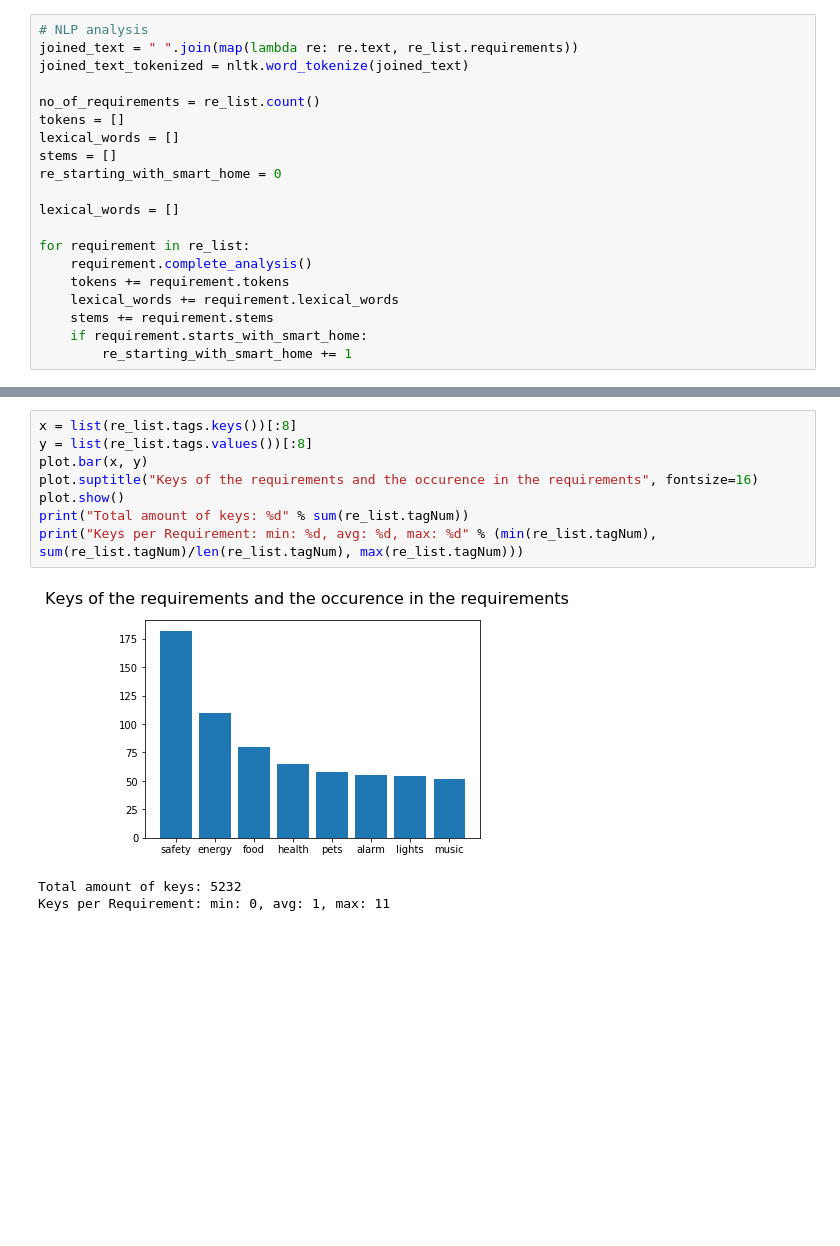
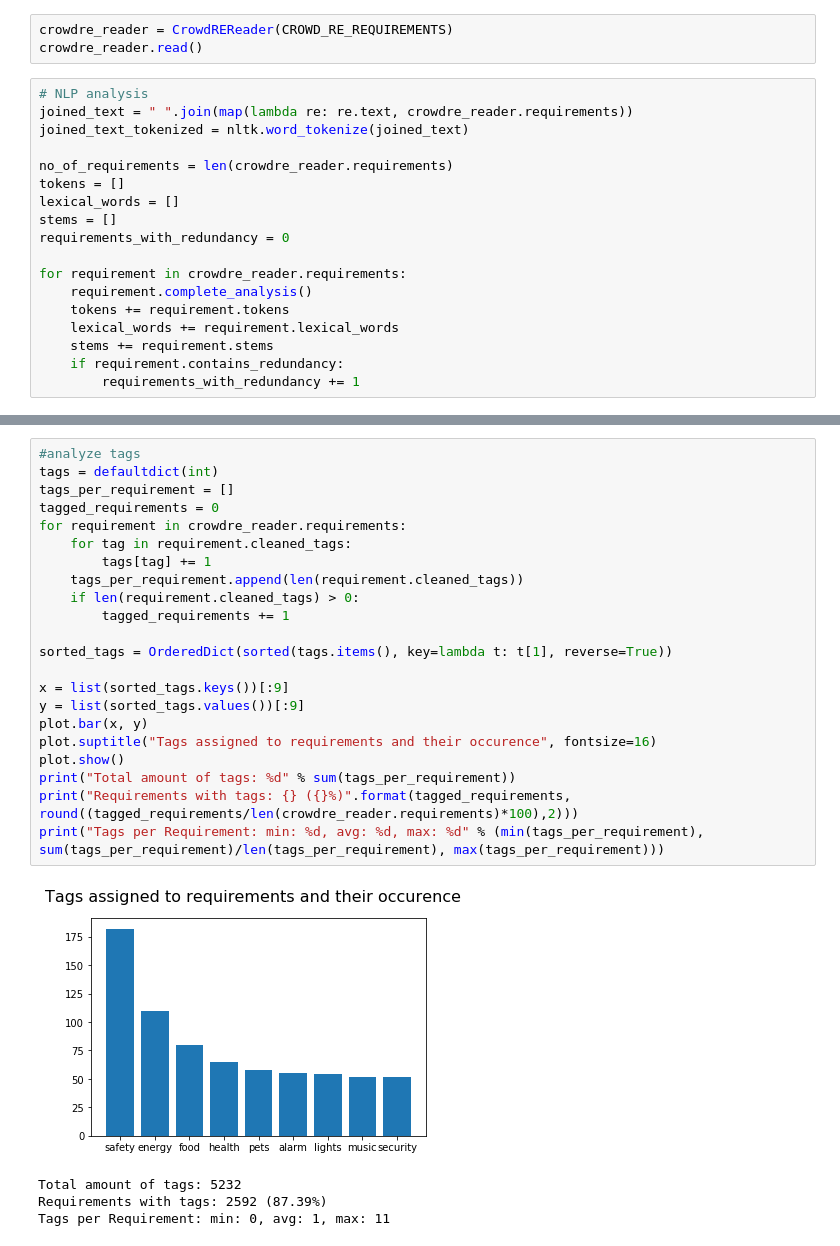
Before and after one commit to firstdayofjune/aire-20, a Jupyter notebook: python/NLTK Testing.ipynb, the cells around one changed output, grey strips where cells are left out. Cells and saved outputs as stored; diff of their text form; blank space fills up the shorter version.

```diff
--- a/python/NLTK Testing.ipynb
+++ b/python/NLTK Testing.ipynb
@@ -106,23 +96,24 @@ re_list = RequirementsList(CROWD_RE_REQUIREMENTS)
+# %%
+crowdre_reader = CrowdREReader(CROWD_RE_REQUIREMENTS)
+crowdre_reader.read()
 # %%
 # NLP analysis
-joined_text = " ".join(map(lambda re: re.text, re_list.requirements))
+joined_text = " ".join(map(lambda re: re.text, crowdre_reader.requirements))
 joined_text_tokenized = nltk.word_tokenize(joined_text)
 
-no_of_requirements = re_list.count()
+no_of_requirements = len(crowdre_reader.requirements)
 tokens = []
 lexical_words = []
 stems = []
-re_starting_with_smart_home = 0
+requirements_with_redundancy = 0
 
-lexical_words = []
-
-for requirement in re_list:
+for requirement in crowdre_reader.requirements:
     requirement.complete_analysis()
     tokens += requirement.tokens
     lexical_words += requirement.lexical_words
     stems += requirement.stems
-    if requirement.starts_with_smart_home:
-        re_starting_with_smart_home += 1
+    if requirement.contains_redundancy:
+        requirements_with_redundancy += 1
 # %%
 print("Number of Tokens (unique): \t\t{} ({})".format(len(tokens), len(set(tokens))))
 print("Number of Lexical Words: \t\t{}".format(len(lexical_words)))
@@ -148,18 +139,33 @@ Average Sentence Length (Lexical Words):17
 Lexical Diversity:                      0.011
 Requirements containing
         '...I want my smart home to...':        416/2966 (14.03%)
-# %%
-x = list(re_list.tags.keys())[:8]
-y = list(re_list.tags.values())[:8]
-plot.bar(x, y)
-plot.suptitle("Keys of the requirements and the occurence in the requirements", fontsize=16)
-plot.show()
-print("Total amount of keys: %d" % sum(re_list.tagNum))
-print("Keys per Requirement: min: %d, avg: %d, max: %d" % (min(re_list.tagNum), sum(re_list.tagNum)/len(re_list.tagNum), max(re_list.tagNum)))
-# %% [output]
-[figure, removed]
-Total amount of keys: 5232
-Keys per Requirement: min: 0, avg: 1, max: 11
+# %%
+#analyze tags
+tags = defaultdict(int)
+tags_per_requirement = []
+tagged_requirements = 0
+for requirement in crowdre_reader.requirements:
+    for tag in requirement.cleaned_tags:
+        tags[tag] += 1
+    tags_per_requirement.append(len(requirement.cleaned_tags))
+    if len(requirement.cleaned_tags) > 0:
+        tagged_requirements += 1
+
+sorted_tags = OrderedDict(sorted(tags.items(), key=lambda t: t[1], reverse=True))
+
+x = list(sorted_tags.keys())[:9]
+y = list(sorted_tags.values())[:9]
+plot.bar(x, y)
+plot.suptitle("Tags assigned to requirements and their occurence", fontsize=16)
+plot.show()
+print("Total amount of tags: %d" % sum(tags_per_requirement))
+print("Requirements with tags: {} ({}%)".format(tagged_requirements, round((tagged_requirements/len(crowdre_reader.requirements)*100),2)))
+print("Tags per Requirement: min: %d, avg: %d, max: %d" % (min(tags_per_requirement), sum(tags_per_requirement)/len(tags_per_requirement), max(tags_per_requirement)))
+# %% [output]
+[figure, added]
+Total amount of tags: 5232
+Requirements with tags: 2592 (87.39%)
+Tags per Requirement: min: 0, avg: 1, max: 11
 # %%
 # Prepare Dataset for LDA
 
```
Also changed, not shown: parts of 13 cells of this notebook, 3 other files.
